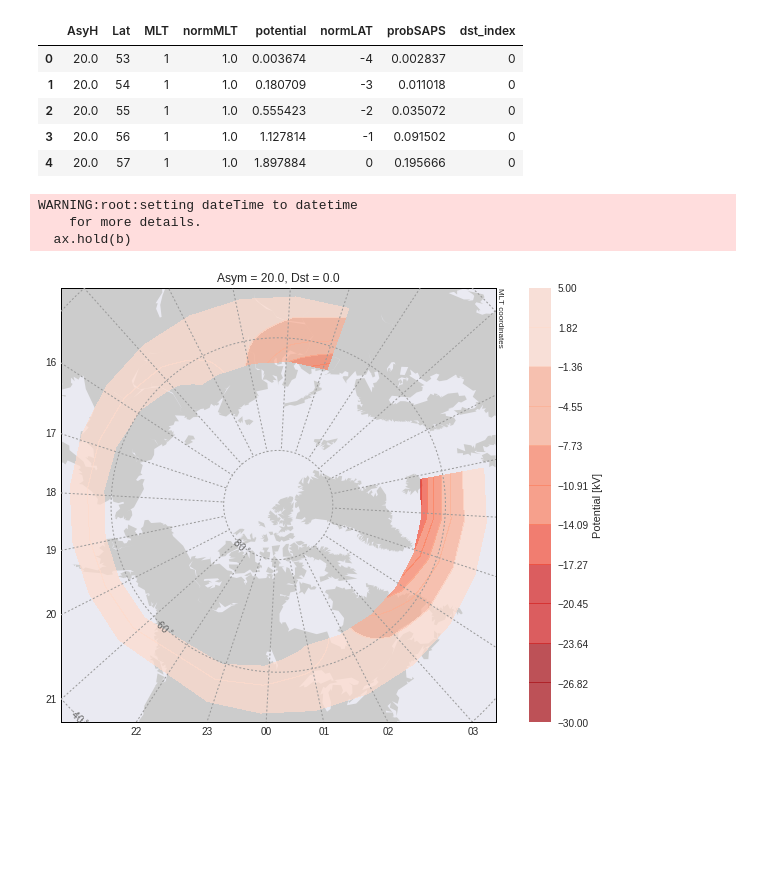
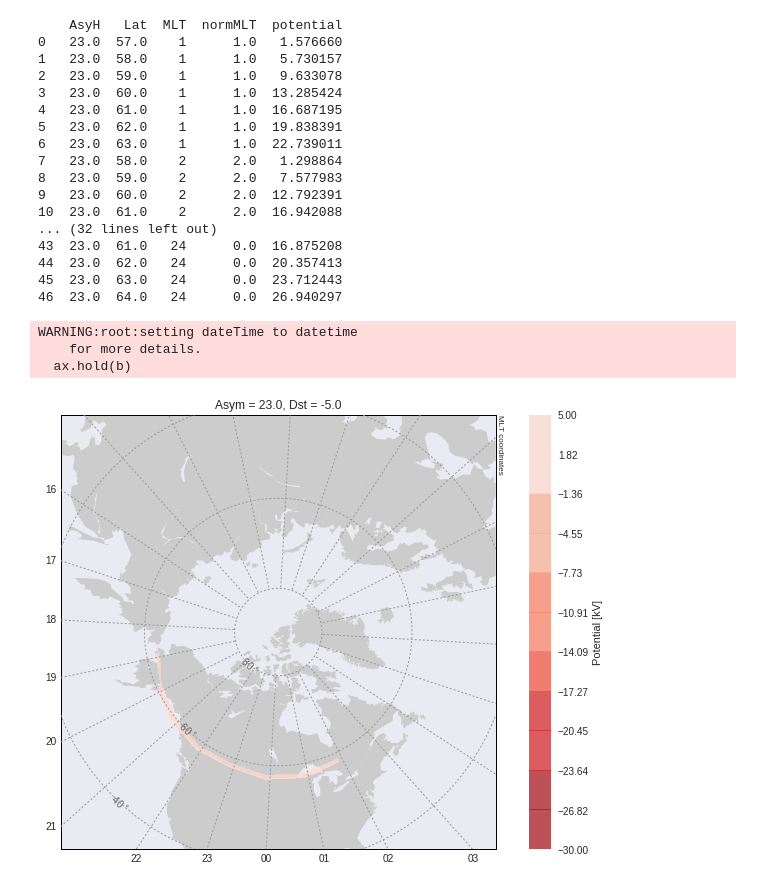
Before and after one commit to bharatreddy/indsvels, a Jupyter notebook: ipy/model-validate.ipynb, the cells around one changed output. Cells and saved outputs as stored; diff of their text form; code cells hidden in the pictures; blank space fills up the shorter version.

```diff
--- a/ipy/model-validate.ipynb
+++ b/ipy/model-validate.ipynb
@@ -15,12 +15,13 @@ from aacgmv2 import convert_mlt
 %matplotlib inline
 # %%
 mapTime = datetime.datetime( 2015, 4, 9, 7 )
-vecsTime = datetime.datetime( 2015, 4, 9, 7 )
+vecsTime = datetime.datetime( 2015, 4, 9, 5 )
 pltCoords = 'mlt'
 cntrPotMin = -30.
 cntrPotMax = 5.
-inpDst = 0.
-inpAsy = 20.
+inpDst = -5.
+inpAsy = 23.
+sapsProbCutoff = 0.2
 cntrLevels = numpy.linspace(cntrPotMin, cntrPotMax, 12, endpoint=True)
 # %%
 # We need to combine the potential model with
@@ -131,12 +135,13 @@ def mlt_fit_func(mlt, asy):
 # record MLAT variations as functions of
 # MLT and Asy as well.
 def mlat_mlt_fit_func(mlat, normMLT, asy):
-    # parameters from fitting
-    c0_a, c0_b, c0_c, c1_a, c1_b, c1_c, c2 = (\
-            15.92788, -0.01479, 0.00207, -0.5999,\
-            0.00028, -0.00013, 0.00565)
+    c0_a, c0_b, c0_c, c1_a, c1_b,\
+        c1_c, c2_a, c2_b, c2_c = (0.04777, 0.00053,\
+                0.00623, 0.85795, 0.00688, 0.06158,\
+                0.07129, -0.00795, -0.07779)
     c0 = c0_a + c0_b * asy + c0_c*normMLT
     c1 = c1_a + c1_b * asy + c1_c*normMLT
+    c2 = c2_a + c2_b * asy + c2_c*normMLT
     return c0 + c1*mlat + c2*numpy.square(mlat)
 # %%
 def saps_pot_func( asy, mlt, mlat ):
@@ -152,7 +157,7 @@ def saps_pot_func( asy, mlt, mlat ):
 #     print "mltSaps", mltSaps
     mlatMLTSaps = mlat_mlt_fit_func(mlat, normMLT, asy)
 #     print "mlat-mlt-Saps", mlatMLTSaps
-    return phiSaps*mltSaps*mlatMLTSaps
+    return -1.*phiSaps*mltSaps*mlatMLTSaps
 # %%
 predPotArr = []
 predMlatArr = []
@@ -183,17 +228,32 @@ predPotDF = pandas.DataFrame({
 # %%
-selSapsPredDF = sapsPredDF[ sapsPredDF["dst_index"] == inpDst ].reset_index(drop=True)
-predPotDF = predPotDF.merge( selSapsPredDF,\
-                            on=[ "Lat", "MLT", "normMLT" ],\
-                            how="inner" )
-predPotDF = predPotDF.drop_duplicates()
-predPotDF.head()
+# selSapsPredDF = sapsPredDF[ sapsPredDF["dst_index"] == inpDst ].reset_index(drop=True)
+# # predPotDF = predPotDF.merge( selSapsPredDF,\
+# #                             on=[ "Lat", "MLT", "normMLT" ],\
+# #                             how="inner" )
+# # predPotDF = predPotDF.drop_duplicates()
+# # print predPotDF["potential"].min()
+# pltDF = predPotDF[ ["Lat", "normMLT",\
+#                         "potential"] ]#.pivot( "Lat", "normMLT" )
+# print pltDF
+print predPotDF
 # %% [output]
-|  | AsyH | Lat | MLT | normMLT | potential | normLAT | probSAPS | dst_index |
-| 0 | 20.0 | 53 | 1 | 1.0 | 0.003674 | -4 | 0.002837 | 0 |
-| 1 | 20.0 | 54 | 1 | 1.0 | 0.180709 | -3 | 0.011018 | 0 |
-| 2 | 20.0 | 55 | 1 | 1.0 | 0.555423 | -2 | 0.035072 | 0 |
-| 3 | 20.0 | 56 | 1 | 1.0 | 1.127814 | -1 | 0.091502 | 0 |
-| 4 | 20.0 | 57 | 1 | 1.0 | 1.897884 | 0 | 0.195666 | 0 |
+    AsyH   Lat  MLT  normMLT  potential
+0   23.0  57.0    1      1.0   1.576660
+1   23.0  58.0    1      1.0   5.730157
+2   23.0  59.0    1      1.0   9.633078
+3   23.0  60.0    1      1.0  13.285424
+4   23.0  61.0    1      1.0  16.687195
+5   23.0  62.0    1      1.0  19.838391
+6   23.0  63.0    1      1.0  22.739011
+7   23.0  58.0    2      2.0   1.298864
+8   23.0  59.0    2      2.0   7.577983
+9   23.0  60.0    2      2.0  12.792391
+10  23.0  61.0    2      2.0  16.942088
+... (32 lines left out)
+43  23.0  61.0   24      0.0  16.875208
+44  23.0  62.0   24      0.0  20.357413
+45  23.0  63.0   24      0.0  23.712443
+46  23.0  64.0   24      0.0  26.940297
 # %%
 # seaborn color palette
 seaMap = ListedColormap(sns.color_palette("Reds_r"))
@@ -209,33 +269,34 @@ mlonPots = convert_mlt( mltsPot, vecsTime , m2a=True )
 potVals=pltDF.values
 #         nanLocs = numpy.isnan(potVals)
 #         potVals[nanLocs] = 0
 mltsPotCntr, mlatsPotCntr  = numpy.meshgrid( mltsPot, mlatsPot )
 mlonsPotCntr, mlatsPotCntr  = numpy.meshgrid( mlonPots, mlatsPot )
 
 ax = fig.add_subplot(1,1,1)
-m1 = utils.plotUtils.mapObj(boundinglat=50., gridLabels=True,\
+m1 = utils.plotUtils.mapObj(boundinglat=40., gridLabels=True,\
                         coords=pltCoords, ax=ax, datetime=mapTime)
 
 # remove the background map
 # mapCommonColor = "0.95"
 # m1.fillcontinents(color=mapCommonColor, lake_color=mapCommonColor)
 # m1.drawmapboundary(fill_color=mapCommonColor)
 # m1.drawcoastlines(color=mapCommonColor)
+
 
 
 xVec, yVec = m1(mlonsPotCntr, mlatsPotCntr, coords=pltCoords)
 cntrPlt = m1.contourf(xVec, yVec, potVals,cntrLevels,\
     zorder = 5., alpha=0.7,\
     cmap=seaMap, ax=ax);
 ax.set_title( "Asym = " + str(inpAsy) +\
             ", Dst = " + str(inpDst) )
 cbar = plt.colorbar(cntrPlt,ticks=cntrLevels)
 cbar.set_clim( cntrPotMin, cntrPotMax )
 cbar.ax.set_ylabel('Potential [kV]')
 # cntrPlt.clim( cntrPotMin, cntrPotMax )
-fig.savefig("../figs/potContrs.pdf",bbox_inches='tight')
+fig.savefig("../figs/potValidate.pdf",bbox_inches='tight')
 # %% [output]
 WARNING:root:setting dateTime to datetime
     for more details.
   ax.hold(b)
-[figure, old version]
+[figure, new version]
```
Also changed, not shown: parts of 4 cells of this notebook, 6 other files.
